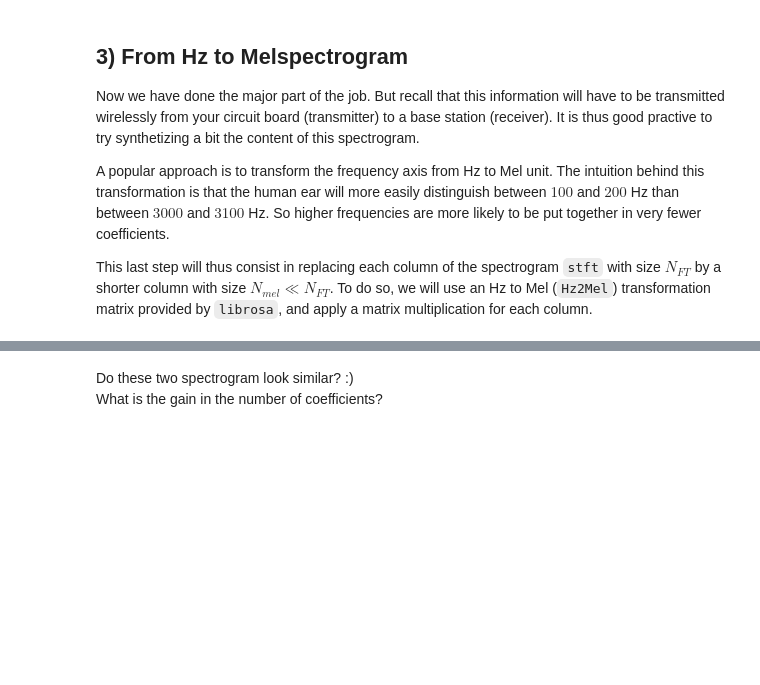
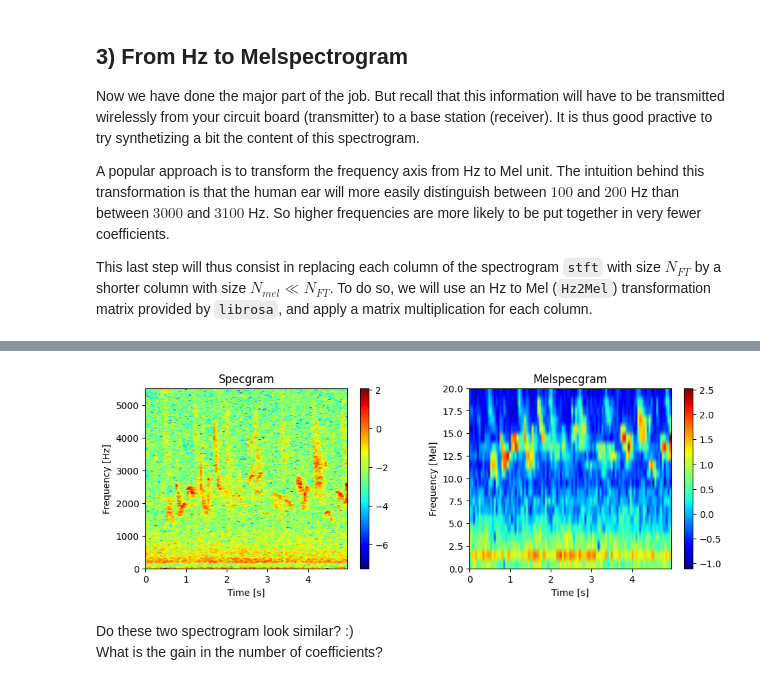
Before and after one commit to praticalmango/LELEC210X-groupef, a Jupyter notebook: classification/h1_feature_vectors.ipynb, the cells around one changed output, grey strips where cells are left out. Saved outputs shown, nothing was run; the diff lists cells and outputs as text; code cells hidden in the pictures; blank space fills up the shorter version.

```diff
--- a/classification/h1_feature_vectors.ipynb
+++ b/classification/h1_feature_vectors.ipynb
@@ -257,22 +303,24 @@ plt.show()
 # %%
 "Melspectrogram computation"
 ### TO COMPLETE
 ###  Perform the matrix multiplication between the Hz2Mel matrix and stft.
-melspec = ...
+melspec = mels @ stft  # Melspectrogram computation
 
 "Plot"
 fig = plt.figure(figsize=(9, 3))
 ax1 = fig.add_axes([0.0, 0.0, 0.42, 0.9])
 ax2 = fig.add_axes([0.54, 0.0, 0.42, 0.9])
 plot_specgram(np.log(np.abs(stft)), ax=ax1, title="Specgram", tf=len(y) / fs_down)
 plot_specgram(
     np.log(np.abs(melspec)),
     ax=ax2,
     is_mel=True,
     title="Melspecgram",
     tf=len(y) / fs_down,
 )
 plt.show()
+# %% [output]
+[figure, added]
 # %% [markdown]
 Do these two spectrogram look similar? :) <br>
 What is the gain in the number of coefficients?
```
Also changed, not shown: parts of 11 cells of this notebook.
